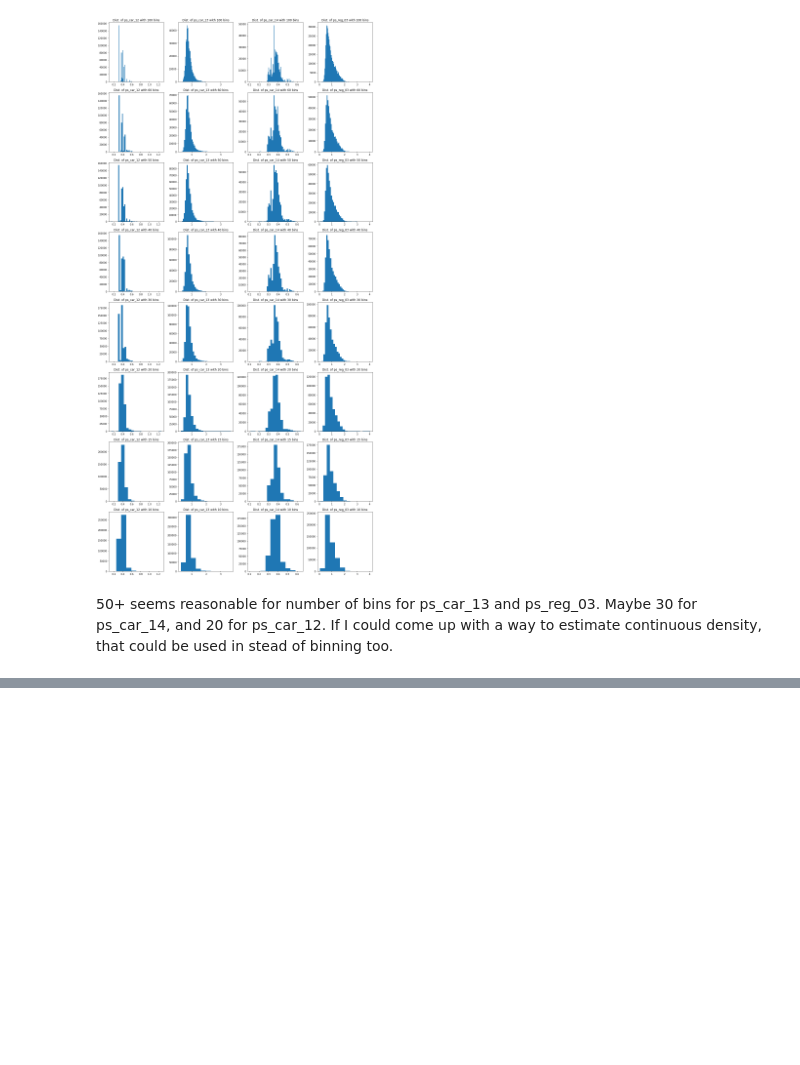
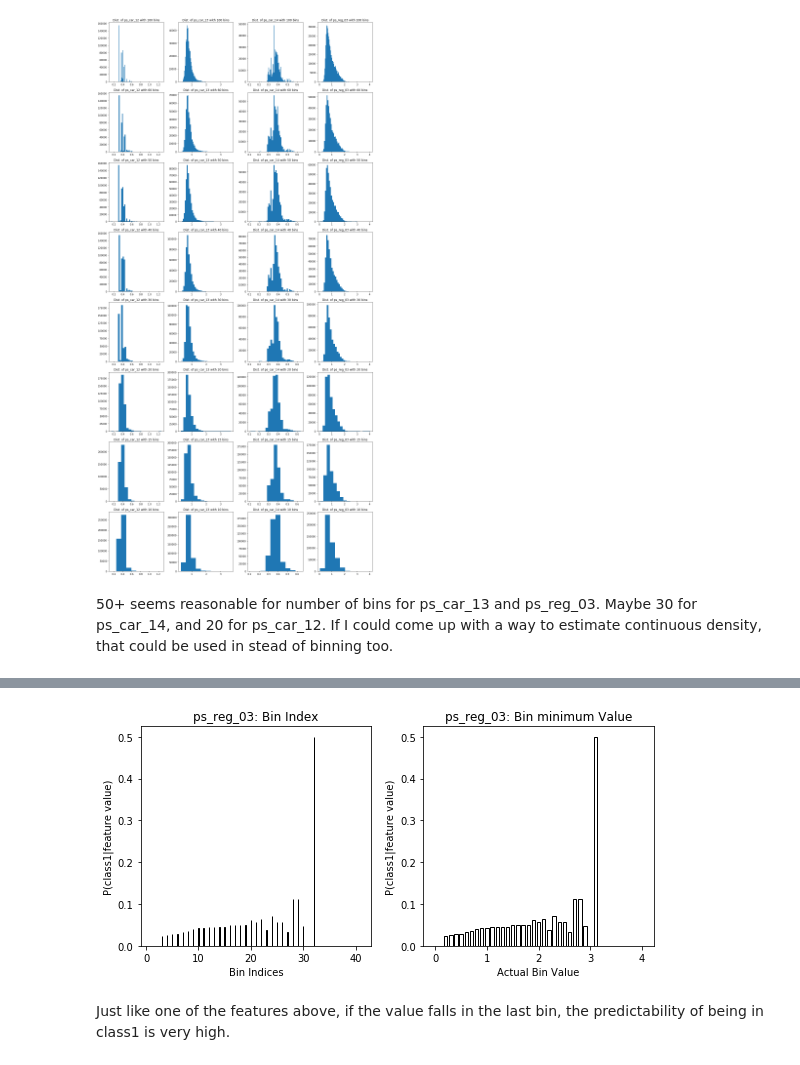
Before and after one commit to TangoJP/porto_seguro, a Jupyter notebook: nb02_Exploring_EachTypeOfCategory.ipynb, the cells around one changed output, grey strips where cells are left out. Drawn from its saved outputs; the diff is of its cells as text; code cells hidden in the pictures; blank space fills up the shorter version.

```diff
--- a/nb02_Exploring_EachTypeOfCategory.ipynb
+++ b/nb02_Exploring_EachTypeOfCategory.ipynb
@@ -770,13 +768,21 @@ def bin_myFeature(feature_vector, bins=10):
     bin_size = (max_val - min_val)/bins
     bin_cutoffs = []
     start = min_val
-    while start <= max_val:
+    while start < max_val:
         bin_cutoffs.append(start)
         start += bin_size
     x = np.array(feature_vector)
-    x_bins = np.digitize(x, bin_cutoffs)
-    bin_means = [feature_vector[x_bins == i].mean() for i in range(1, len(bin_cutoffs)+1)]
-    x_binned = [bin_means[x_bins[i]] for i in range(len(x_bins))]
+
+    #Create vecor containing the bin_label for each x entry
+    x_binned_inds = np.digitize(x, bin_cutoffs)
+
+    # create new sets of bin_labels with means for each bin
+    #bin_means = [feature_vector[x_bins == i].mean() for i in range(1, len(bin_cutoffs)+1)]
+    #print(bin_means)
+
+    # Replaced the original value with mean of the bin.
+    x_binned = [bin_cutoffs[x_binned_inds[i]-1] for i in range(len(x_binned_inds))]
     binned_feature = pd.Series(x_binned, name=(feature_vector.name + '_binned'))
+    #print(x.shape, binned_feature.shape)
 
     return binned_feature
@@ -791,0 +983,3 @@ IndexError: list index out of range
+# %%
+X = train[['ps_reg_03', 'target']].replace({-1:np.NaN}).dropna()
+X.describe()
@@ -791,0 +996,27 @@ IndexError: list index out of range
+# %%
+binned_inds, binned_f = bin_myFeature(X.iloc[:, 0], 0, 5, bins=50)
+
+fig, (ax1, ax2) = plt.subplots(1, 2, figsize=(8, 4))
+result1 = estimate_cond_prob_density(binned_inds, X.iloc[:, 1], printout=False, output=True)
+x1 = result1.iloc[:,0]
+h1 = result1.iloc[:,1]
+w1 = (np.max(x1) - np.min(x1))/len(x1)
+ax1.bar(x1, h1, width=w, fill=False)
+ax1.set_title('ps_reg_03: Bin Index')
+ax1.set_xlabel('Bin Indices')
+ax1.set_ylabel('P(class1|feature value)')
+
+result2 = estimate_cond_prob_density(binned_f, X.iloc[:, 1], printout=False, output=True)
+x2 = result2.iloc[:,0]
+h2 = result2.iloc[:,1]
+w2 = (np.max(x2) - np.min(x1))/len(x2)
+ax2.bar(x2, h2, width=w, fill=False)
+ax2.set_title('ps_reg_03: Bin minimum Value')
+ax2.set_xlabel('Actual Bin Value')
+ax2.set_ylabel('P(class1|feature value)')
+
+plt.tight_layout()
+# %% [output]
+[figure, added]
+# %% [markdown]
+Just like one of the features above, if the value falls in the last bin, the predictability of being in class1 is very high.
```
Also changed, not shown: parts of 21 cells of this notebook.
